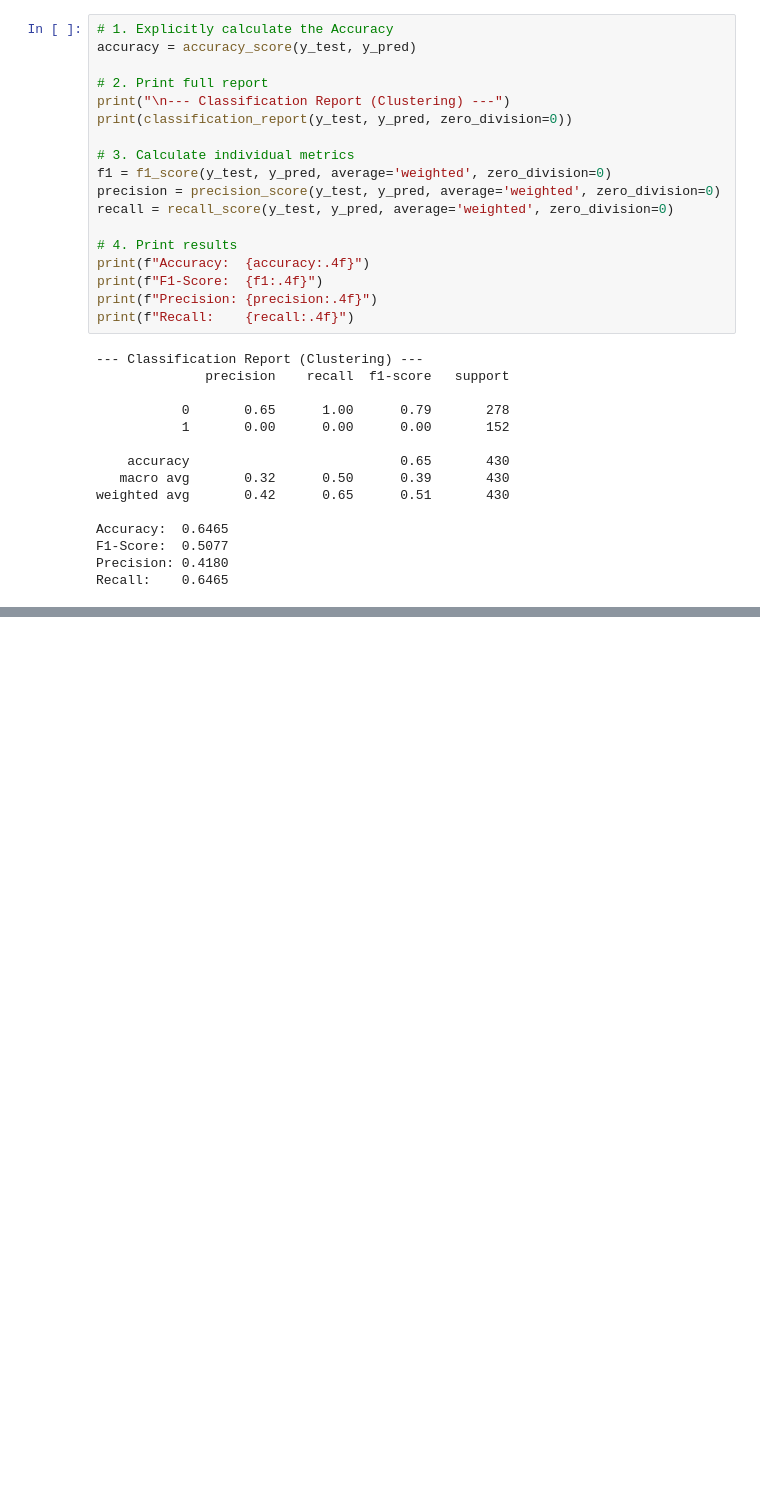
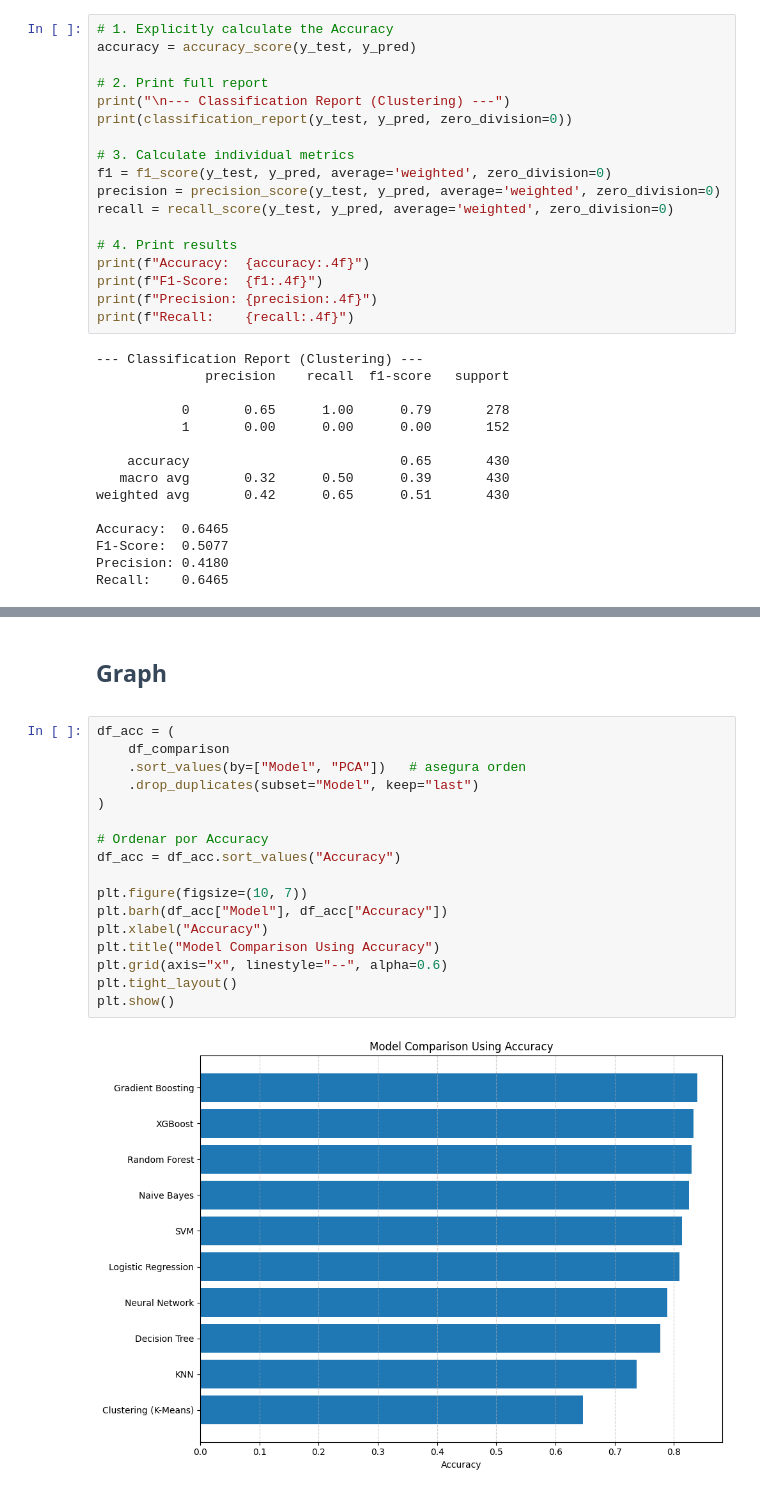
Before and after one commit to diegobravo10/alzheimers-disease-prediction-ml, a Jupyter notebook: Kmeans/alzheimer_kameans.ipynb, the cells around one changed output, grey strips where cells are left out. Drawn from its saved outputs; the diff is of its cells as text; blank space fills up the shorter version.

```diff
--- a/Kmeans/alzheimer_kameans.ipynb
+++ b/Kmeans/alzheimer_kameans.ipynb
@@ -568,0 +582,22 @@ It was determined that 17 components explain 85% of the variance, reducing the c
+# %% [markdown]
+<div style="color:#37475a"><h2>
+Graph</h2> </div>
+# %%
+df_acc = (
+    df_comparison
+    .sort_values(by=["Model", "PCA"])   # asegura orden
+    .drop_duplicates(subset="Model", keep="last")
+)
+
+# Ordenar por Accuracy
+df_acc = df_acc.sort_values("Accuracy")
+
+plt.figure(figsize=(10, 7))
+plt.barh(df_acc["Model"], df_acc["Accuracy"])
+plt.xlabel("Accuracy")
+plt.title("Model Comparison Using Accuracy")
+plt.grid(axis="x", linestyle="--", alpha=0.6)
+plt.tight_layout()
+plt.show()
+# %% [output]
+[figure, added]
```
Also changed, not shown: parts of 39 cells of this notebook.
